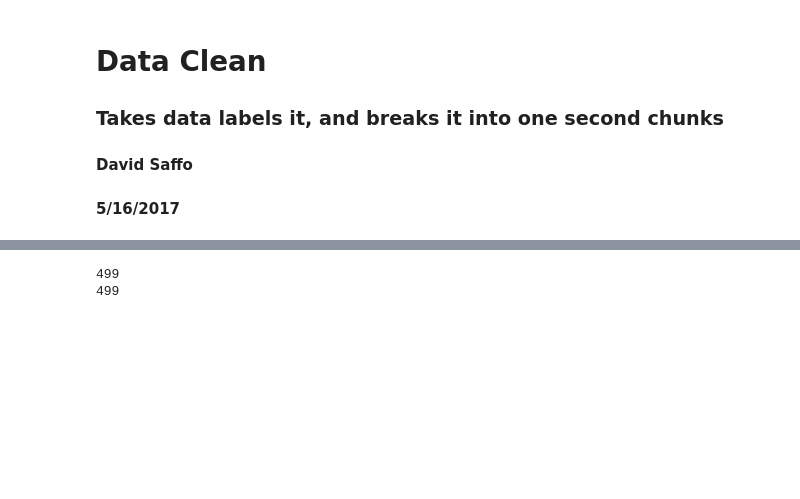
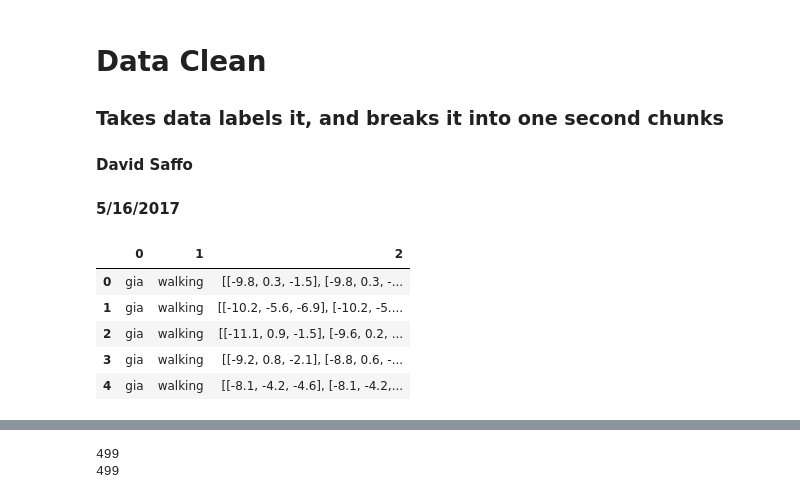
Before and after one commit to dsaffo/ToddlerActivityRecognition, a Jupyter notebook: DataClean.ipynb, the cells around one changed output, grey strips where cells are left out. Saved outputs shown, nothing was run; the diff lists cells and outputs as text; code cells hidden in the pictures; blank space fills up the shorter version.

```diff
--- a/DataClean.ipynb
+++ b/DataClean.ipynb
@@ -158,3 +151,12 @@ df = df.append(createDF("denee", "sleeping", deneeSleeping), ignore_index=True)
 df = df.append(createDF("denee", "climbing", deneeClimbing), ignore_index=True)
 df = df.append(createDF("denee", "sitting", deneeSitting), ignore_index=True)
 df = df.append(createDF("denee", "standing", deneeStanding), ignore_index=True)
+# %%
+df.head(5)
+# %% [output]
+|  | 0 | 1 | 2 |
+| 0 | gia | walking | [[-9.8, 0.3, -1.5], [-9.8, 0.3, -... |
+| 1 | gia | walking | [[-10.2, -5.6, -6.9], [-10.2, -5.... |
+| 2 | gia | walking | [[-11.1, 0.9, -1.5], [-9.6, 0.2, ... |
+| 3 | gia | walking | [[-9.2, 0.8, -2.1], [-8.8, 0.6, -... |
+| 4 | gia | walking | [[-8.1, -4.2, -4.6], [-8.1, -4.2,... |
```
Also changed, not shown: parts of 8 cells of this notebook, 2 other files.
